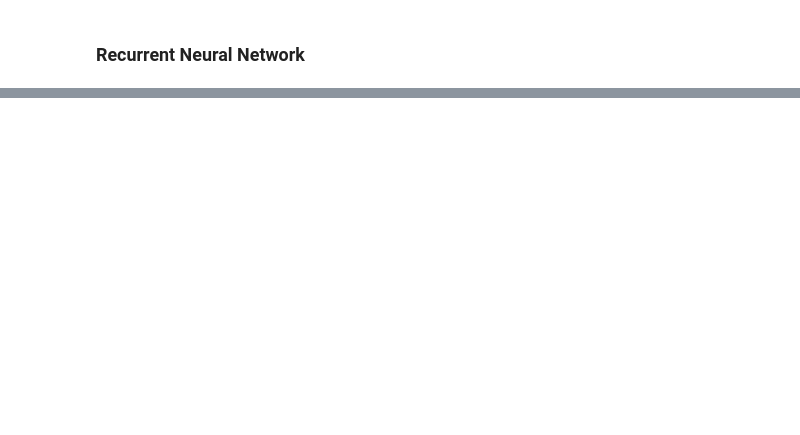
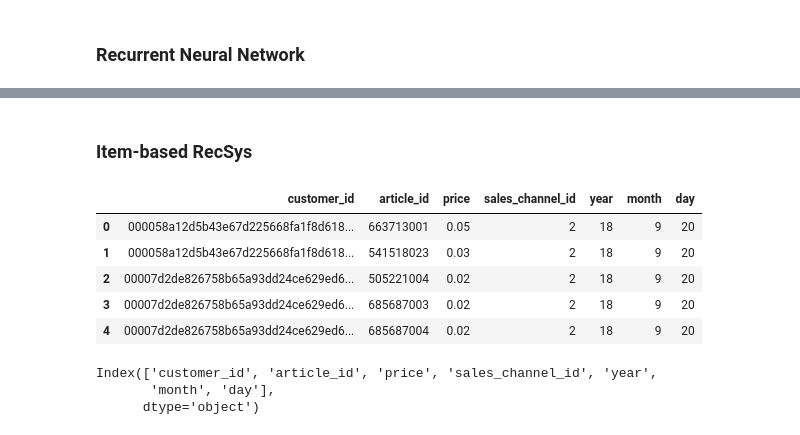
Before and after one commit to underthelights/recsys_hnm, a Jupyter notebook: [RecSys]_H&M_Data_Analysis_&_RecSys.ipynb, the cells around one changed output, grey strips where cells are left out. Drawn from its saved outputs; the diff is of its cells as text; code cells hidden in the pictures; blank space fills up the shorter version.

```diff
--- a/[RecSys]_H&M_Data_Analysis_&_RecSys.ipynb
+++ b/[RecSys]_H&M_Data_Analysis_&_RecSys.ipynb
@@ -2260 +2162,16 @@ Epoch 50/50
 <keras.src.callbacks.History at 0x...>
+# %% [markdown]
+### Item-based RecSys
+# %%
+display(transactions.head())
+transactions.columns
+# %% [output]
+|  | customer_id | article_id | price | sales_channel_id | year | month | day |
+| 0 | 000058a12d5b43e67d225668fa1f8d618... | 663713001 | 0.05 | 2 | 18 | 9 | 20 |
+| 1 | 000058a12d5b43e67d225668fa1f8d618... | 541518023 | 0.03 | 2 | 18 | 9 | 20 |
+| 2 | 00007d2de826758b65a93dd24ce629ed6... | 505221004 | 0.02 | 2 | 18 | 9 | 20 |
+| 3 | 00007d2de826758b65a93dd24ce629ed6... | 685687003 | 0.02 | 2 | 18 | 9 | 20 |
+| 4 | 00007d2de826758b65a93dd24ce629ed6... | 685687004 | 0.02 | 2 | 18 | 9 | 20 |
+Index(['customer_id', 'article_id', 'price', 'sales_channel_id', 'year',
+       'month', 'day'],
+      dtype='object')
```
Also changed, not shown: parts of 142 cells of this notebook.
